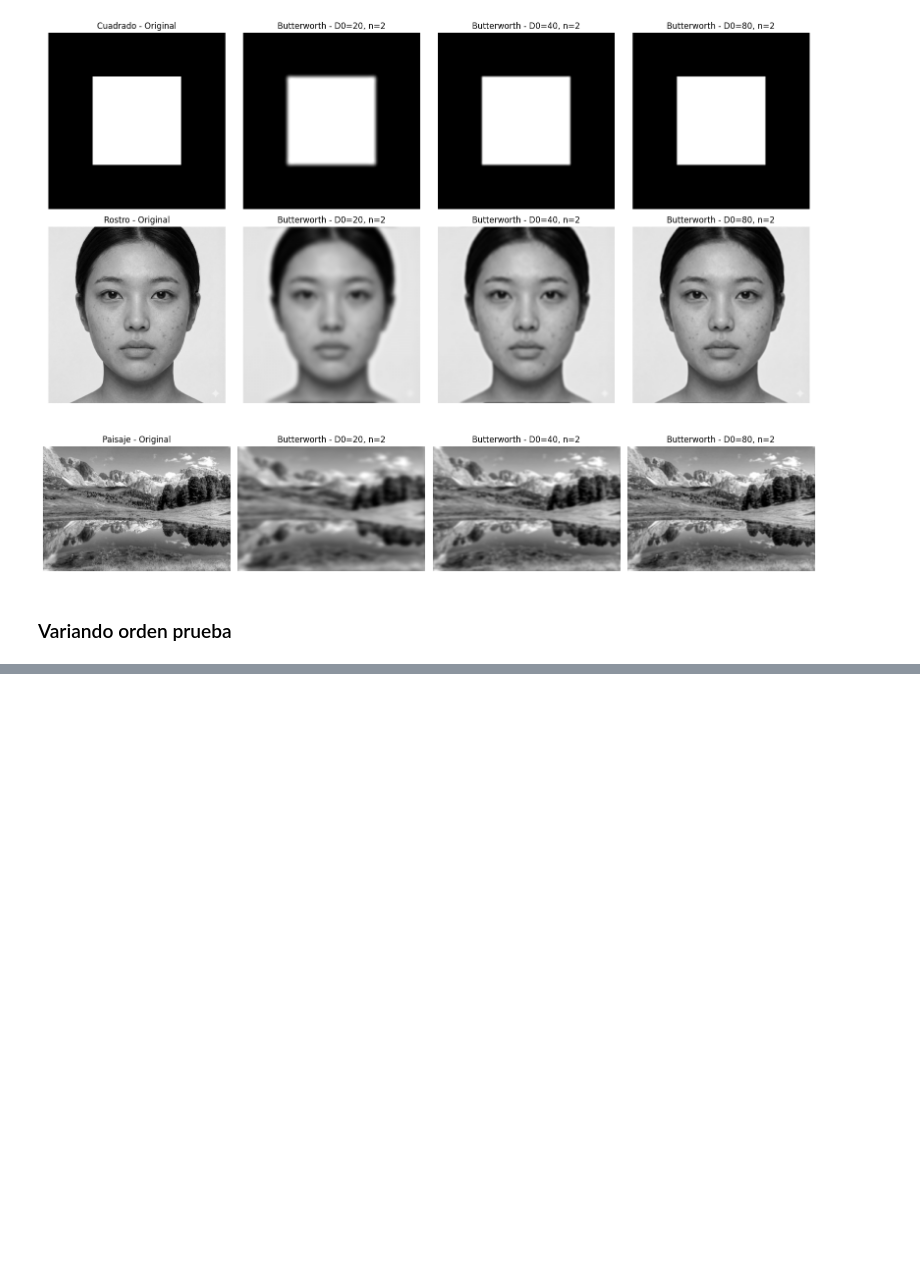
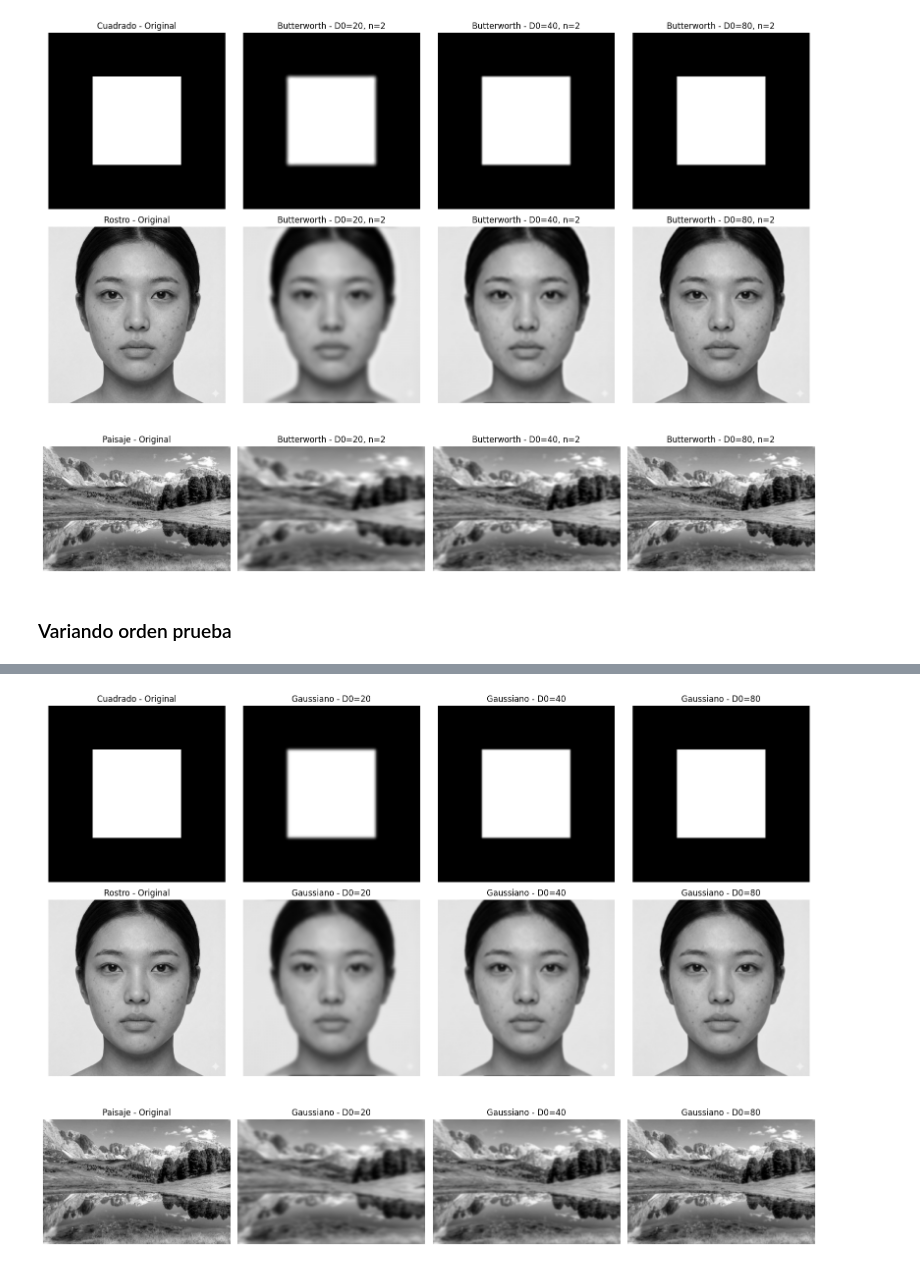
Before and after one commit to CamiloMunozAL/ProcDImagenes, a Jupyter notebook: taller7/taller7.ipynb, the cells around one changed output, grey strips where cells are left out. Saved outputs shown, nothing was run; the diff lists cells and outputs as text; code cells hidden in the pictures; blank space fills up the shorter version.

```diff
--- a/taller7/taller7.ipynb
+++ b/taller7/taller7.ipynb
@@ -340,0 +434,55 @@ plt.show()
+# %%
+frecuencias = [20, 40, 80]
+
+resultados_gaussiano = {}
+
+for titulo, imagen_actual in zip(titulos, imagenes):
+
+    resultados_gaussiano[titulo] = {}
+
+    for corte in frecuencias:
+
+        filtrada, mascara = filtro_gaussiano_paso_bajo(
+            imagen_actual, corte
+        )
+
+        resultados_gaussiano[titulo][corte] = {
+            "imagen": filtrada,
+            "mascara": mascara
+        }
+# %%
+fig, axs = plt.subplots(3, 4, figsize=(16, 12))
+
+for i, (titulo, imagen_actual) in enumerate(
+    zip(titulos, imagenes)
+):
+    axs[i, 0].imshow(
+        imagen_actual,
+        cmap="gray",
+        vmin=0,
+        vmax=255
+    )
+    axs[i, 0].set_title(f"{titulo} - Original")
+    axs[i, 0].axis("off")
+
+    for j, corte in enumerate(frecuencias):
+
+        filtrada = resultados_gaussiano[titulo][corte]["imagen"]
+
+        axs[i, j + 1].imshow(
+            filtrada,
+            cmap="gray",
+            vmin=0,
+            vmax=255
+        )
+
+        axs[i, j + 1].set_title(
+            f"Gaussiano - D0={corte}"
+        )
+        axs[i, j + 1].axis("off")
+
+plt.tight_layout()
+plt.savefig("results/filtro_gaussiano_paso_bajo.png")
+plt.show()
+# %% [output]
+[figure, added]
```
Also changed, not shown: parts of 11 cells of this notebook, 1 other file.
